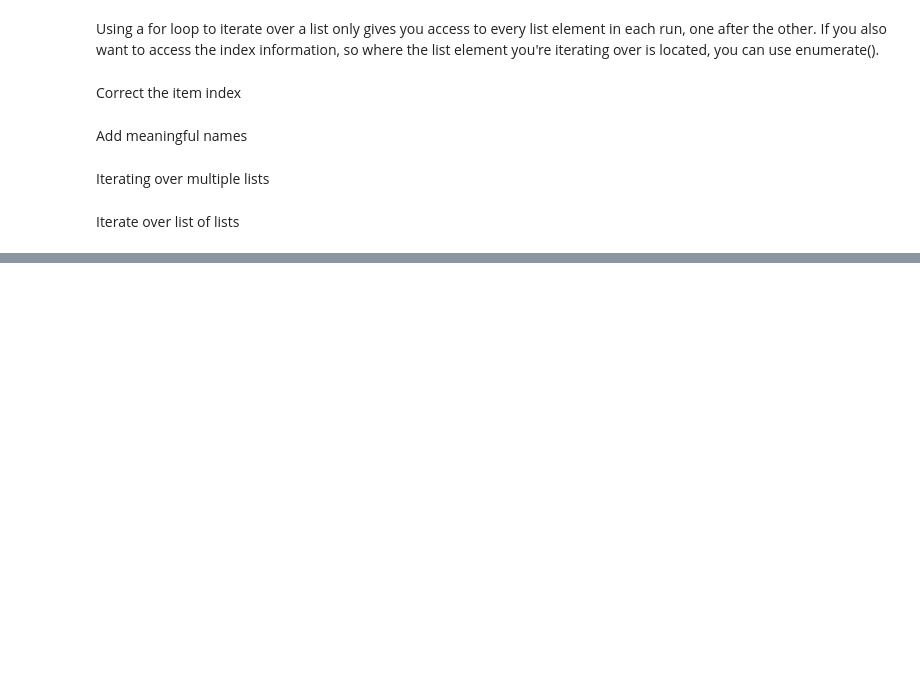
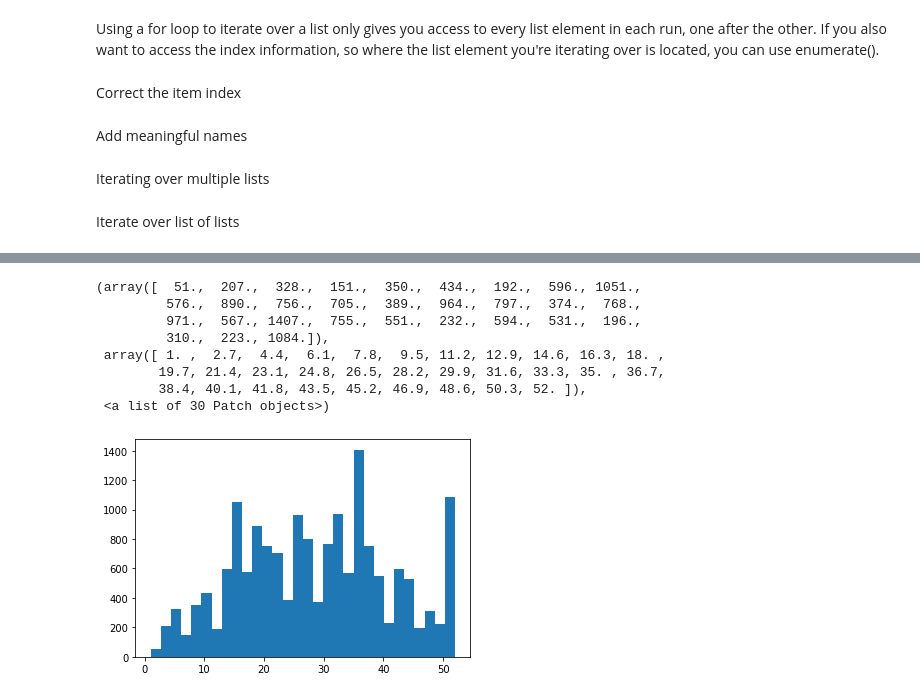
Before and after one commit to pallavrouth/AI-Bootcamp, a Jupyter notebook: Intermediate_python.ipynb, the cells around one changed output, grey strips where cells are left out. Saved outputs shown, nothing was run; the diff lists cells and outputs as text; code cells hidden in the pictures; blank space fills up the shorter version.

```diff
--- a/Intermediate_python.ipynb
+++ b/Intermediate_python.ipynb
@@ -396,0 +429,14 @@ for set in prices:
+# %%
+plt.hist(age)
+plt.clf()
+plt.hist(age,bins=30)
+# %% [output]
+(array([  51.,  207.,  328.,  151.,  350.,  434.,  192.,  596., 1051.,
+         576.,  890.,  756.,  705.,  389.,  964.,  797.,  374.,  768.,
+         971.,  567., 1407.,  755.,  551.,  232.,  594.,  531.,  196.,
+         310.,  223., 1084.]),
+ array([ 1. ,  2.7,  4.4,  6.1,  7.8,  9.5, 11.2, 12.9, 14.6, 16.3, 18. ,
+        19.7, 21.4, 23.1, 24.8, 26.5, 28.2, 29.9, 31.6, 33.3, 35. , 36.7,
+        38.4, 40.1, 41.8, 43.5, 45.2, 46.9, 48.6, 50.3, 52. ]),
+ <a list of 30 Patch objects>)
+[figure, added]
```
Also changed, not shown: parts of 18 cells of this notebook.
